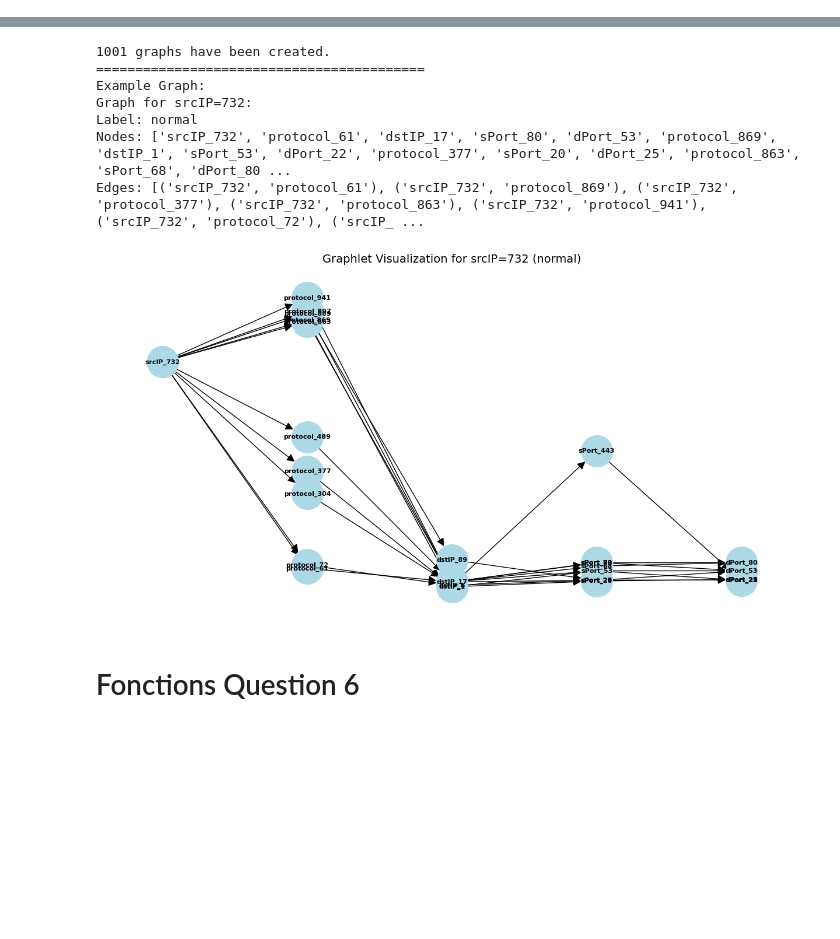
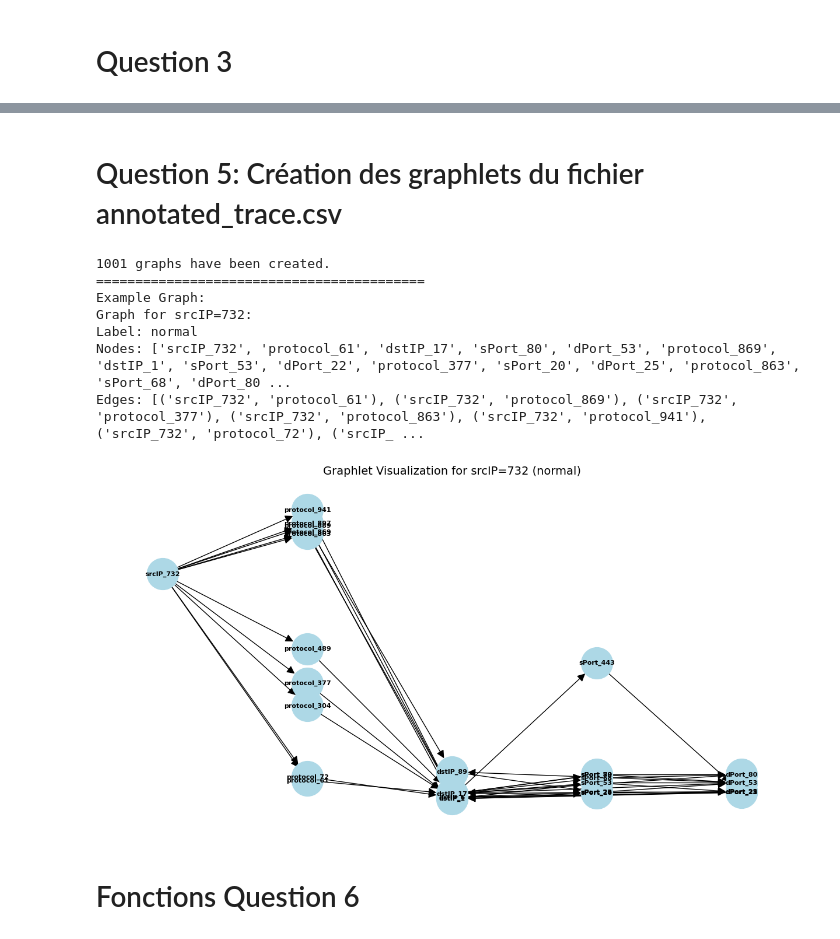
Before and after one commit to FromentLorenzo/ML4Networks, a Jupyter notebook: main.ipynb, the cells around one changed output, grey strips where cells are left out. Cells and saved outputs as stored; diff of their text form; code cells hidden in the pictures; blank space fills up the shorter version.

Commit message:
ajout noeud dans graphlet fichier MLNetwork.ipynb

```diff
--- a/main.ipynb
+++ b/main.ipynb
@@ -11,3 +11,5 @@ Requirement already satisfied: networkX in c:\python311\lib\site-packages (3.4)
+# %% [markdown]
+# Question 3
 # %% [markdown]
 **format: srcIP protocol dstIP sPort dPort**
 
@@ -31,6 +33,8 @@ Requirement already satisfied: networkX in c:\python311\lib\site-packages (3.4)
 ![s10551601232025](https://a.okmd.dev/md/6792120563530.png)
 ![s13370001222025](https://a.okmd.dev/md/6790e66fe8073.png)
 ![s13380301222025](https://a.okmd.dev/md/6790e6af42d7b.png)
+# %% [markdown]
+# Question 5: Création des graphlets du fichier annotated_trace.csv
 # %%
 import pandas as pd
 import networkx as nx
@@ -73,10 +77,15 @@ def create_graph_for_srcIP(group, has_label):
             srcIP, protocol, dstIP, sPort, dPort, label = row
         else:
             srcIP, protocol, dstIP, sPort, dPort = row
+
         G.add_edge(f"srcIP_{srcIP}", f"protocol_{protocol}")
         G.add_edge(f"protocol_{protocol}", f"dstIP_{dstIP}")
         G.add_edge(f"dstIP_{dstIP}", f"sPort_{sPort}")
         G.add_edge(f"sPort_{sPort}", f"dPort_{dPort}")
+
+        # Ajout du lien pour répéter dstIP à la fin
+        G.add_edge(f"dPort_{dPort}", f"dstIP_{dstIP}")
+
 
     return G
 
@@ -128,34 +137,34 @@ def main(file_path, srcIP_to_visualize, has_label=True, graphs_by_srcIP=None):
         graph = create_graph_for_srcIP(group, has_label)
         graphs_by_srcIP[srcIP] = graph
 
     print(f"{len(graphs_by_srcIP)} graphs have been created.")
     print("==========================================")
 
     # Visualize the graph for the specified srcIP
     if srcIP_to_visualize in graphs_by_srcIP:
         graph = graphs_by_srcIP[srcIP_to_visualize]
         print(f"Example Graph: \nGraph for srcIP={srcIP_to_visualize}:")
         print(f"Label: {graph.graph['label']}")
         print(f"Nodes: {list(graph.nodes())}")
         print(f"Edges: {list(graph.edges())}")
 
         # Visualize the graph
         visualize_graph(graph, srcIP_to_visualize)
     else:
         print(f"No graph found for srcIP={srcIP_to_visualize}.")
 
 # Example usage
 graphs_by_srcIP = {}
 main('annotated-trace.csv', 732, has_label=True, graphs_by_srcIP=graphs_by_srcIP)
 # %% [output]
 1001 graphs have been created.
 ==========================================
 Example Graph:
 Graph for srcIP=732:
 Label: normal
 Nodes: ['srcIP_732', 'protocol_61', 'dstIP_17', 'sPort_80', 'dPort_53', 'protocol_869', 'dstIP_1', 'sPort_53', 'dPort_22', 'protocol_377', 'sPort_20', 'dPort_25', 'protocol_863', 'sPort_68', 'dPort_80 ...
 Edges: [('srcIP_732', 'protocol_61'), ('srcIP_732', 'protocol_869'), ('srcIP_732', 'protocol_377'), ('srcIP_732', 'protocol_863'), ('srcIP_732', 'protocol_941'), ('srcIP_732', 'protocol_72'), ('srcIP_ ...
-[figure, old version]
+[figure, new version]
 # %% [markdown]
 # Fonctions Question 6
 # %%
```
Also changed, not shown: parts of 1 cell of this notebook, 2 other files.
